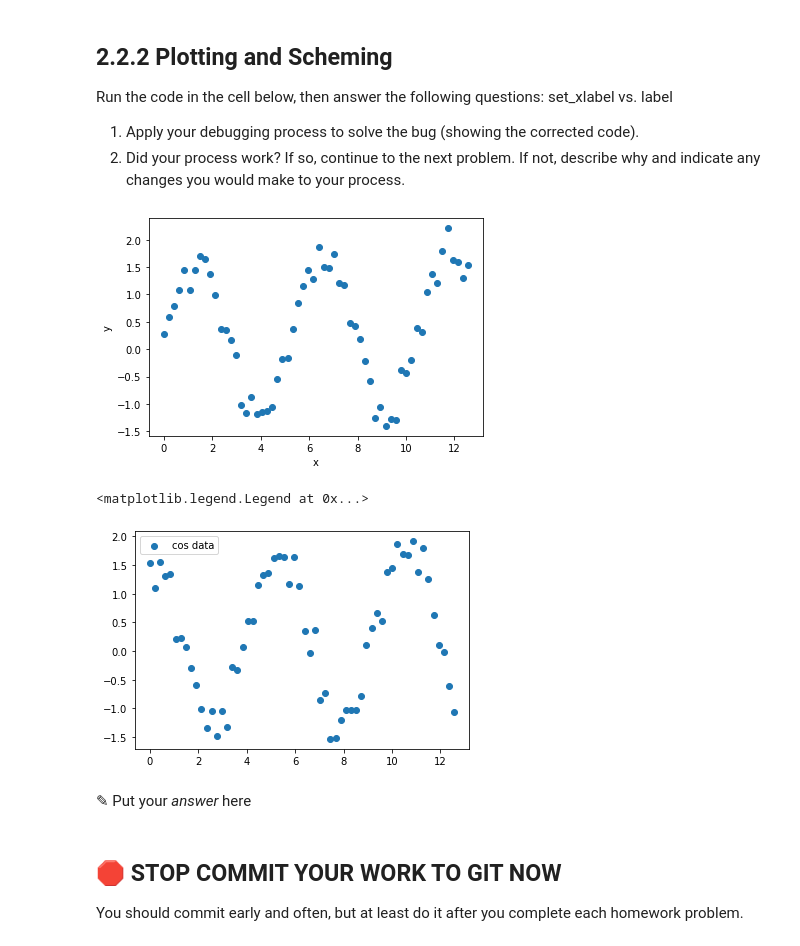
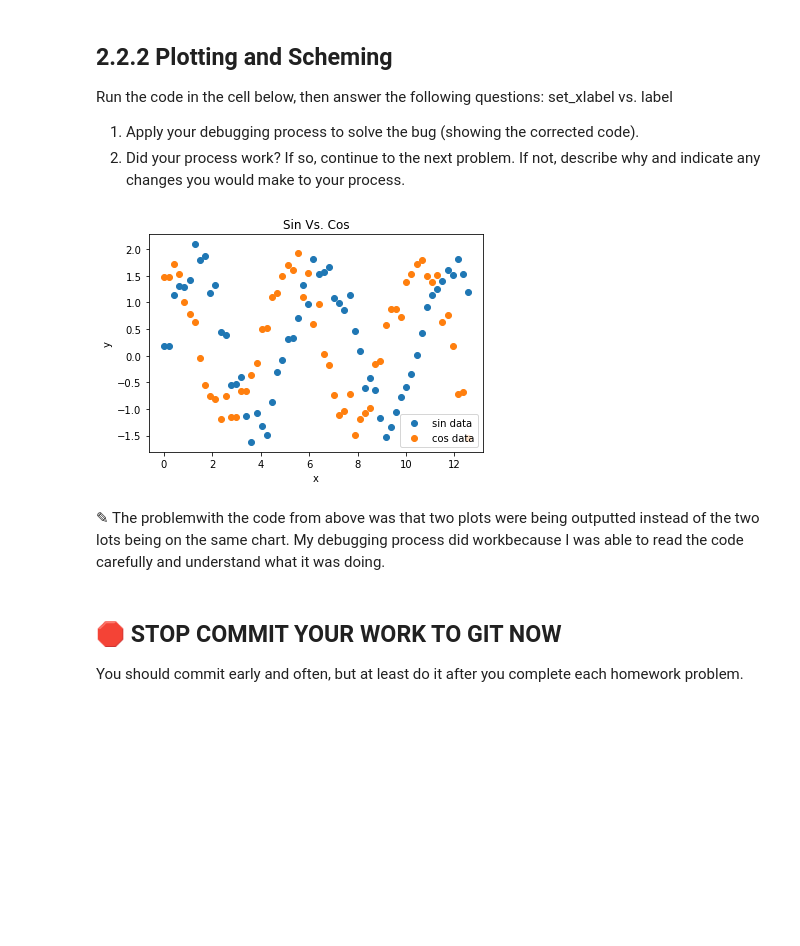
Before and after one commit to lukezinn15/CMSE202-s23-turnin, a Jupyter notebook: HW1_S23-Luther_Zinn.ipynb, the cells around one changed output. Saved outputs shown, nothing was run; the diff lists cells and outputs as text; code cells hidden in the pictures; blank space fills up the shorter version.

```diff
--- a/HW1_S23-Luther_Zinn.ipynb
+++ b/HW1_S23-Luther_Zinn.ipynb
@@ -163,30 +163,29 @@ set_xlabel vs. label
 # %%
 # code to plot two randomly generated data sets (sin and cos) on one plot
 
 import matplotlib.pyplot as plt
 import numpy as np
 
 # generate some x data: sixty data points from 0 to 4π
 x_sin = np.linspace(0,4*np.pi,60)
 
 # generate some y data: 1.5 * sin(1.2x + 0.5)
 # we add the np.random.normal(0.25,.25,60) at the end to add some randomness to the data
 y_sin = 1.5 * np.sin(1.2 * x_sin) + np.random.normal(.25,.25,60)
 
 y_cos = 1.5 * np.cos(1.2 * x_sin) + np.random.normal(.25,.25,60)
 # plot our data
 plt.scatter(x_sin, y_sin, label = "sin data")
+plt.scatter(x_sin, y_cos, label = "cos data")
 plt.xlabel('x')
 plt.ylabel('y')
+plt.title("Sin Vs. Cos")
+plt.legend()
 plt.show()
-plt.scatter(x_sin, y_cos, label = "cos data")
-plt.legend()
 # %% [output]
-[figure, old version]
+[figure, new version]
-<matplotlib.legend.Legend at 0x...>
-[figure, removed]
-# %% [markdown]
-<font size=+3>&#9998;</font> Put your *answer* here
+# %% [markdown]
+<font size=+3>&#9998;</font> The problemwith the code from above was that two plots were being outputted instead of the two lots being on the same chart. My debugging process did workbecause I was able to read the code carefully and understand what it was doing.
 # %% [markdown]
 ## &#128721; STOP **COMMIT YOUR WORK TO GIT NOW**
 
```
Also changed, not shown: parts of 2 cells of this notebook.
